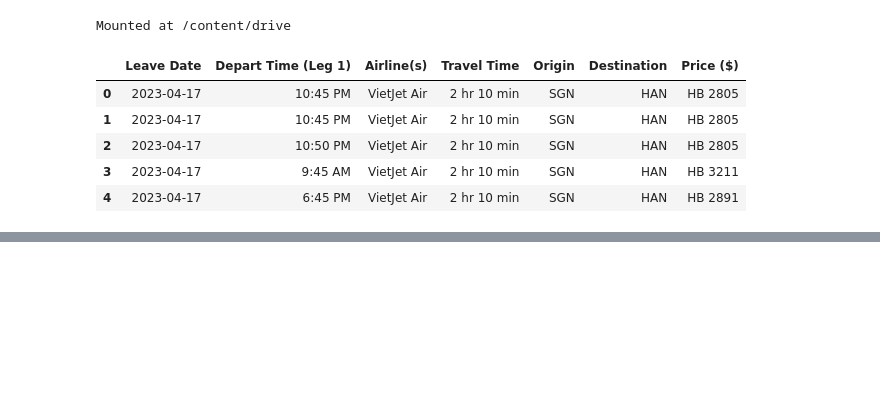
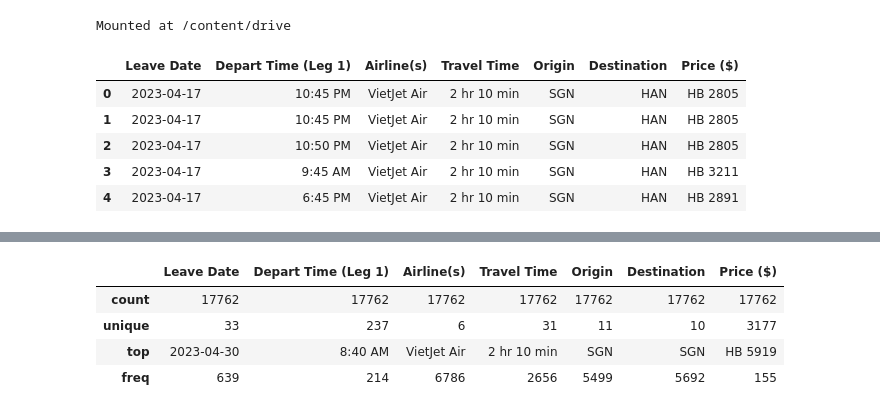
Before and after one commit to PhiHung160420/airline_data_analysis, a Jupyter notebook: pre_process.ipynb, the cells around one changed output, grey strips where cells are left out. Cells and saved outputs as stored; diff of their text form; code cells hidden in the pictures; blank space fills up the shorter version.

```diff
--- a/pre_process.ipynb
+++ b/pre_process.ipynb
@@ -20,3 +18,7 @@ new_df.head()
 | 2 | 2023-04-17 | 10:50 PM | VietJet Air | 2 hr 10 min | SGN | HAN | HB 2805 |
 | 3 | 2023-04-17 | 9:45 AM | VietJet Air | 2 hr 10 min | SGN | HAN | HB 3211 |
 | 4 | 2023-04-17 | 6:45 PM | VietJet Air | 2 hr 10 min | SGN | HAN | HB 2891 |
+# %%
+new_df = df.drop(['Unnamed: 0'], axis=1)
+# Câu lệnh trên sử dụng phương thức drop() của pandas DataFrame để loại bỏ cột 'Unnamed: 0' khỏi DataFrame df
+# cột 'Unnamed: 0' này có thể được tạo ra trong quá trình crawl dữ liệu hoặc import dữ liệu vào DataFrame mà không có tên cột nào được chỉ định. Nếu cột này không mang ý nghĩa quan trọng cho phân tích dữ liệu của bạn, bạn có thể loại bỏ nó để làm cho DataFrame của mình gọn nhẹ hơn
@@ -22,0 +35,14 @@ new_df.head()
+# %%
+new_df.describe()
+# Phương thức describe() của pandas DataFrame được sử dụng để tóm tắt thống kê các thông số cơ bản của DataFrame
+# như số lượng mẫu, giá trị trung bình, độ lệch chuẩn, giá trị nhỏ nhất, giá trị lớn nhất và các phân vị của dữ liệu.
+# count: số lượng mẫu (dòng) trong cột.
+# unique: số lượng giá trị chuỗi duy nhất trong cột.
+# top: giá trị chuỗi phổ biến nhất trong cột.
+# freq: số lần xuất hiện của giá trị chuỗi phổ biến nhất trong cột
+# %% [output]
+|  | Leave Date | Depart Time (Leg 1) | Airline(s) | Travel Time | Origin | Destination | Price ($) |
+| count | 17762 | 17762 | 17762 | 17762 | 17762 | 17762 | 17762 |
+| unique | 33 | 237 | 6 | 31 | 11 | 10 | 3177 |
+| top | 2023-04-30 | 8:40 AM | VietJet Air | 2 hr 10 min | SGN | SGN | HB 5919 |
+| freq | 639 | 214 | 6786 | 2656 | 5499 | 5692 | 155 |
```
Also changed, not shown: parts of 9 cells of this notebook.
